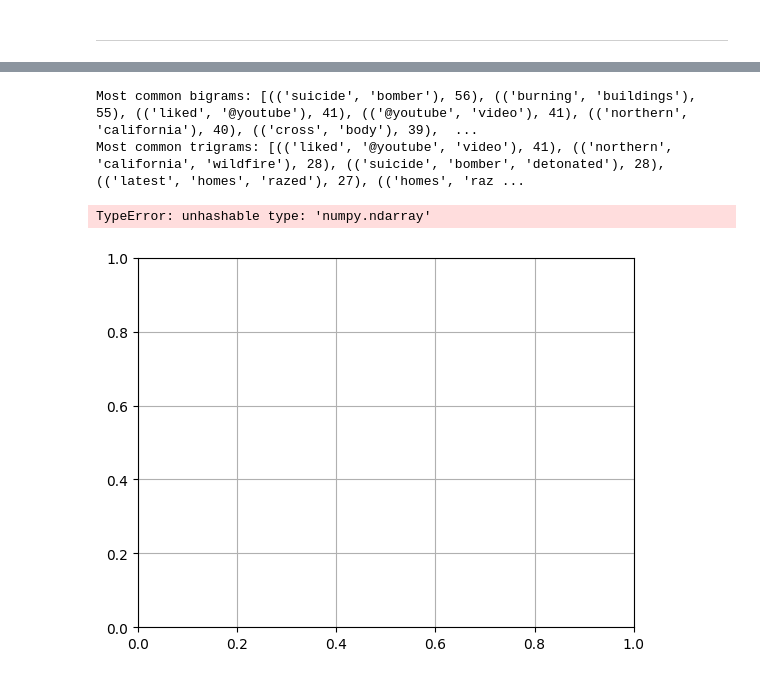
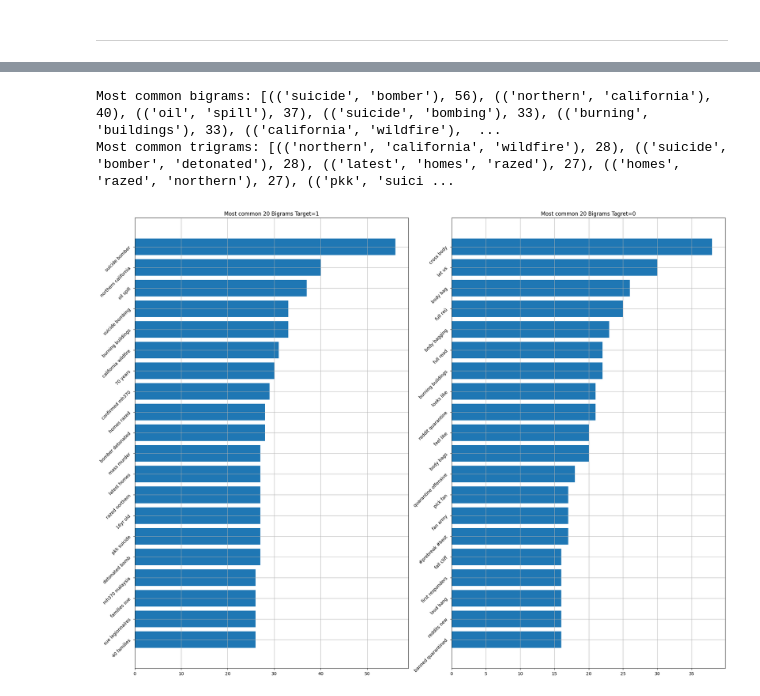
Before and after one commit to Daniel-Elston/NLP_Disaster_Tweets, a Jupyter notebook: Notebooks/D1_Initial_Exploration/exploration_1.ipynb, the cells around one changed output, grey strips where cells are left out. Saved outputs shown, nothing was run; the diff lists cells and outputs as text; code cells hidden in the pictures.

```diff
--- a/Notebooks/D1_Initial_Exploration/exploration_1.ipynb
+++ b/Notebooks/D1_Initial_Exploration/exploration_1.ipynb
@@ -317,2 +199,11 @@ corpus_ngram
+# %%
+def exclude_words(token_lists, ngram_drop_words):
+    return [[token for token in tokens if token not in ngram_drop_words] for tokens in token_lists]
+
+ngram_drop_words = ['liked', '@youtube'],['content','policy'],['ebay']
+ngram_drop_words = [word for sublist in ngram_drop_words for word in sublist]
+
+corpus_ngram_1 = exclude_words(corpus_ngram_1, ngram_drop_words)
+corpus_ngram_0 = exclude_words(corpus_ngram_0, ngram_drop_words)
 # %%
 def generate_bigrams(text_list):
@@ -336,18 +216,37 @@ fd_trigrams = FreqDist(corpus_trigrams)
+# %%
+corpus_bigrams_1 = sum(generate_bigrams(corpus_ngram_1),[])
+corpus_trigrams_1 = sum(generate_trigrams(corpus_ngram_1),[])
+
+corpus_bigrams_0 = sum(generate_bigrams(corpus_ngram_0),[])
+corpus_trigrams_0 = sum(generate_trigrams(corpus_ngram_0),[])
+# %%
+fd_bigrams_1 = FreqDist(corpus_bigrams_1)
+fd_trigrams_1 = FreqDist(corpus_trigrams_1)
+
+fd_bigrams_0 = FreqDist(corpus_bigrams_0)
+fd_trigrams_0 = FreqDist(corpus_trigrams_0)
 # %%
-print("Most common bigrams:", fd_bigrams.most_common(10))
-print("Most common trigrams:", fd_trigrams.most_common(10))
+print("Most common bigrams:", fd_bigrams_1.most_common(10))
+print("Most common trigrams:", fd_trigrams_1.most_common(10))
 # %% [output]
-Most common bigrams: [(('suicide', 'bomber'), 56), (('burning', 'buildings'), 55), (('liked', '@youtube'), 41), (('@youtube', 'video'), 41), (('northern', 'california'), 40), (('cross', 'body'), 39),  ...
-Most common trigrams: [(('liked', '@youtube', 'video'), 41), (('northern', 'california', 'wildfire'), 28), (('suicide', 'bomber', 'detonated'), 28), (('latest', 'homes', 'razed'), 27), (('homes', 'raz ...
+Most common bigrams: [(('suicide', 'bomber'), 56), (('northern', 'california'), 40), (('oil', 'spill'), 37), (('suicide', 'bombing'), 33), (('burning', 'buildings'), 33), (('california', 'wildfire'),  ...
+Most common trigrams: [(('northern', 'california', 'wildfire'), 28), (('suicide', 'bomber', 'detonated'), 28), (('latest', 'homes', 'razed'), 27), (('homes', 'razed', 'northern'), 27), (('pkk', 'suici ...
-# %%
-fig, axes = plt.subplots(ncols=2, figsize=(18, 50), dpi=100)
-plt.tight_layout()
-
-sns.barplot(y=df_disaster_bigrams[0].values[:N], x=df_disaster_bigrams[1].values[:N], ax=axes[0], color='red')
-sns.barplot(y=df_nondisaster_bigrams[0].values[:N], x=df_nondisaster_bigrams[1].values[:N], ax=axes[1], color='green')
-
-
-plt.show()
-# %% [output]
-TypeError: unhashable type: 'numpy.ndarray'
-[figure, removed]
+# %%
+def plot_ngrams(fd_ngrams, title, ax, n):
+    ngrams = fd_ngrams.most_common(n)
+    ngrams, frequencies = zip(*ngrams)
+    ngrams = [' '.join(gram) for gram in ngrams]
+
+    ax.barh(ngrams[::-1], frequencies[::-1])
+    ax.set_title(title)
+    ax.tick_params(axis='y', rotation=45)
+# %%
+fig, ax = plt.subplots(1, 2, figsize=fig_size)
+
+plot_ngrams(fd_bigrams_1, "Most common 20 Bigrams Target=1", ax[0], 20)
+plot_ngrams(fd_bigrams_0, "Most common 20 Bigrams Tagret=0", ax[1], 20)
+
+plt.tight_layout()
+plt.show()
+# %% [output]
+[figure, added]
```
Also changed, not shown: parts of 33 cells of this notebook, 3 other files.
